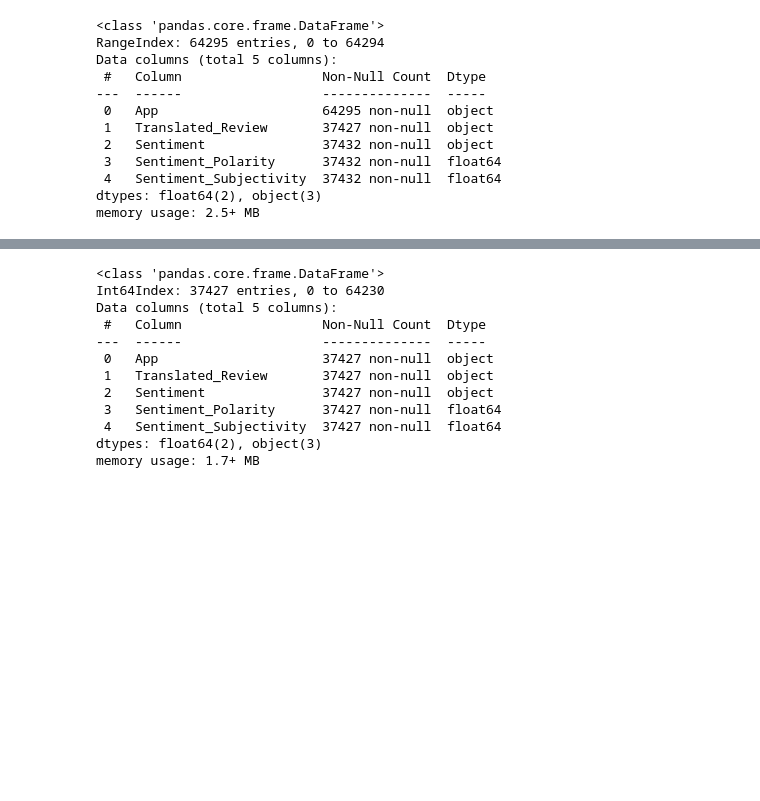
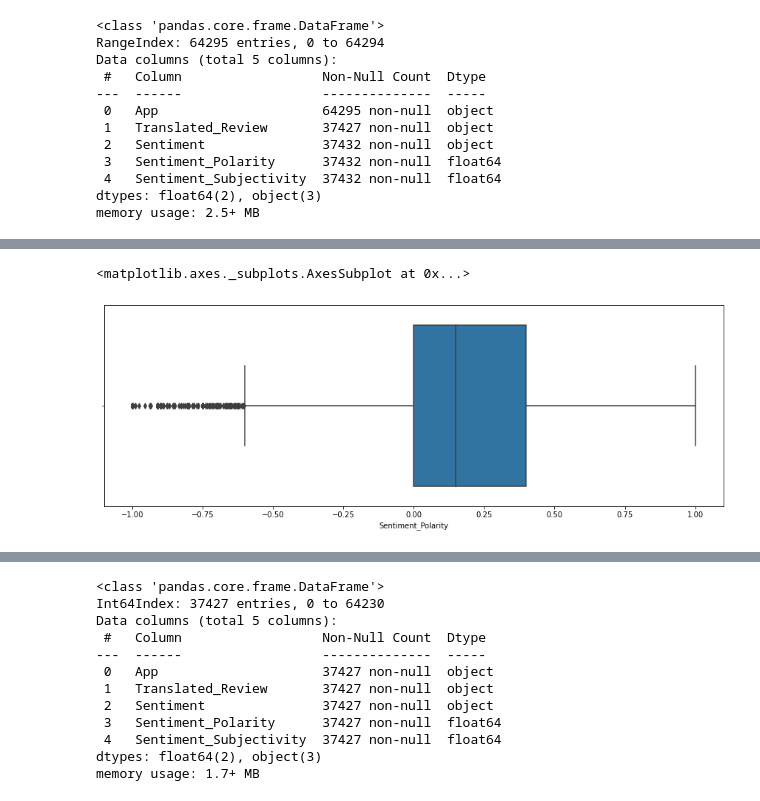
Before and after one commit to kishor0896/playstorereviewanalysis, a Jupyter notebook: Copy_of_Copy_of_Copy_of_Play_Store_App_Review_Analysis_Capstone_Project.ipynb, the cells around one changed output, grey strips where cells are left out. Saved outputs shown, nothing was run; the diff lists cells and outputs as text; code cells hidden in the pictures; blank space fills up the shorter version.

```diff
--- a/Copy_of_Copy_of_Copy_of_Play_Store_App_Review_Analysis_Capstone_Project.ipynb
+++ b/Copy_of_Copy_of_Copy_of_Play_Store_App_Review_Analysis_Capstone_Project.ipynb
@@ -578,3 +613,10 @@ df_review.tail(10)
 | 64292 | Houzz Interior Design Ideas | NaN | NaN | NaN | NaN |
 | 64293 | Houzz Interior Design Ideas | NaN | NaN | NaN | NaN |
 | 64294 | Houzz Interior Design Ideas | NaN | NaN | NaN | NaN |
+# %%
+#Creating a box graph for the 'Sentiment_Polarity' column
+plt.figure(figsize = (15,5))
+sns.boxplot(df_review['Sentiment_Polarity'], x='Sentiment_Polarity')
+# %% [output]
+<matplotlib.axes._subplots.AxesSubplot at 0x...>
+[figure, added]
```
Also changed, not shown: parts of 100 cells of this notebook.
